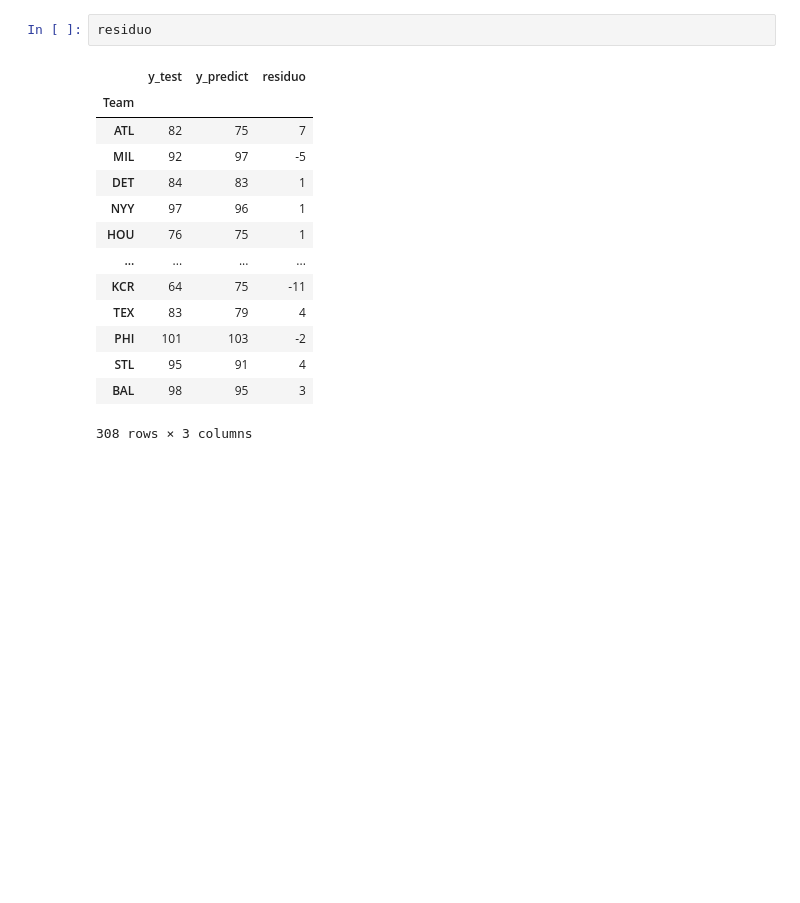
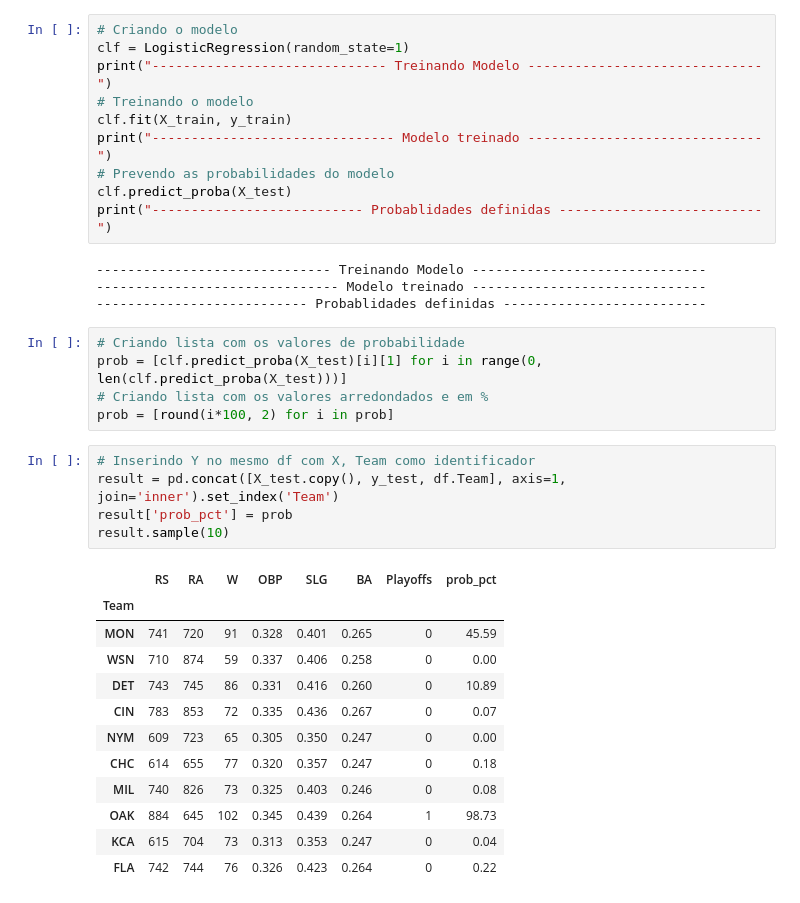
Before and after one commit to AllanBiano/mlb, a Jupyter notebook: LogisticRegression.ipynb, the cells around one changed output. Saved outputs shown, nothing was run; the diff lists cells and outputs as text; blank space fills up the shorter version.

```diff
--- a/LogisticRegression.ipynb
+++ b/LogisticRegression.ipynb
@@ -63,17 +48,37 @@ residuo['residuo'] = residuo.y_test - residuo.y_predict
-# %%
-residuo
-# %% [output]
-|  | y_test | y_predict | residuo |
-| Team |  |  |  |
-| ATL | 82 | 75 | 7 |
-| MIL | 92 | 97 | -5 |
-| DET | 84 | 83 | 1 |
-| NYY | 97 | 96 | 1 |
-| HOU | 76 | 75 | 1 |
-| ... | ... | ... | ... |
-| KCR | 64 | 75 | -11 |
-| TEX | 83 | 79 | 4 |
-| PHI | 101 | 103 | -2 |
-| STL | 95 | 91 | 4 |
-| BAL | 98 | 95 | 3 |
-308 rows × 3 columns
+# %%
+# Criando o modelo
+clf = LogisticRegression(random_state=1)
+print("------------------------------ Treinando Modelo ------------------------------")
+# Treinando o modelo
+clf.fit(X_train, y_train)
+print("------------------------------- Modelo treinado ------------------------------")
+# Prevendo as probabilidades do modelo
+clf.predict_proba(X_test)
+print("--------------------------- Probablidades definidas --------------------------")
+# %% [output]
+------------------------------ Treinando Modelo ------------------------------
+------------------------------- Modelo treinado ------------------------------
+--------------------------- Probablidades definidas --------------------------
+# %%
+# Criando lista com os valores de probabilidade
+prob = [clf.predict_proba(X_test)[i][1] for i in range(0, len(clf.predict_proba(X_test)))]
+# Criando lista com os valores arredondados e em %
+prob = [round(i*100, 2) for i in prob]
+# %%
+# Inserindo Y no mesmo df com X, Team como identificador
+result = pd.concat([X_test.copy(), y_test, df.Team], axis=1, join='inner').set_index('Team')
+result['prob_pct'] = prob
+result.sample(10)
+# %% [output]
+|  | RS | RA | W | OBP | SLG | BA | Playoffs | prob_pct |
+| Team |  |  |  |  |  |  |  |  |
+| MON | 741 | 720 | 91 | 0.328 | 0.401 | 0.265 | 0 | 45.59 |
+| WSN | 710 | 874 | 59 | 0.337 | 0.406 | 0.258 | 0 | 0.00 |
+| DET | 743 | 745 | 86 | 0.331 | 0.416 | 0.260 | 0 | 10.89 |
+| CIN | 783 | 853 | 72 | 0.335 | 0.436 | 0.267 | 0 | 0.07 |
+| NYM | 609 | 723 | 65 | 0.305 | 0.350 | 0.247 | 0 | 0.00 |
+| CHC | 614 | 655 | 77 | 0.320 | 0.357 | 0.247 | 0 | 0.18 |
+| MIL | 740 | 826 | 73 | 0.325 | 0.403 | 0.246 | 0 | 0.08 |
+| OAK | 884 | 645 | 102 | 0.345 | 0.439 | 0.264 | 1 | 98.73 |
+| KCA | 615 | 704 | 73 | 0.313 | 0.353 | 0.247 | 0 | 0.04 |
+| FLA | 742 | 744 | 76 | 0.326 | 0.423 | 0.264 | 0 | 0.22 |
```
Also changed, not shown: parts of 17 cells of this notebook.
